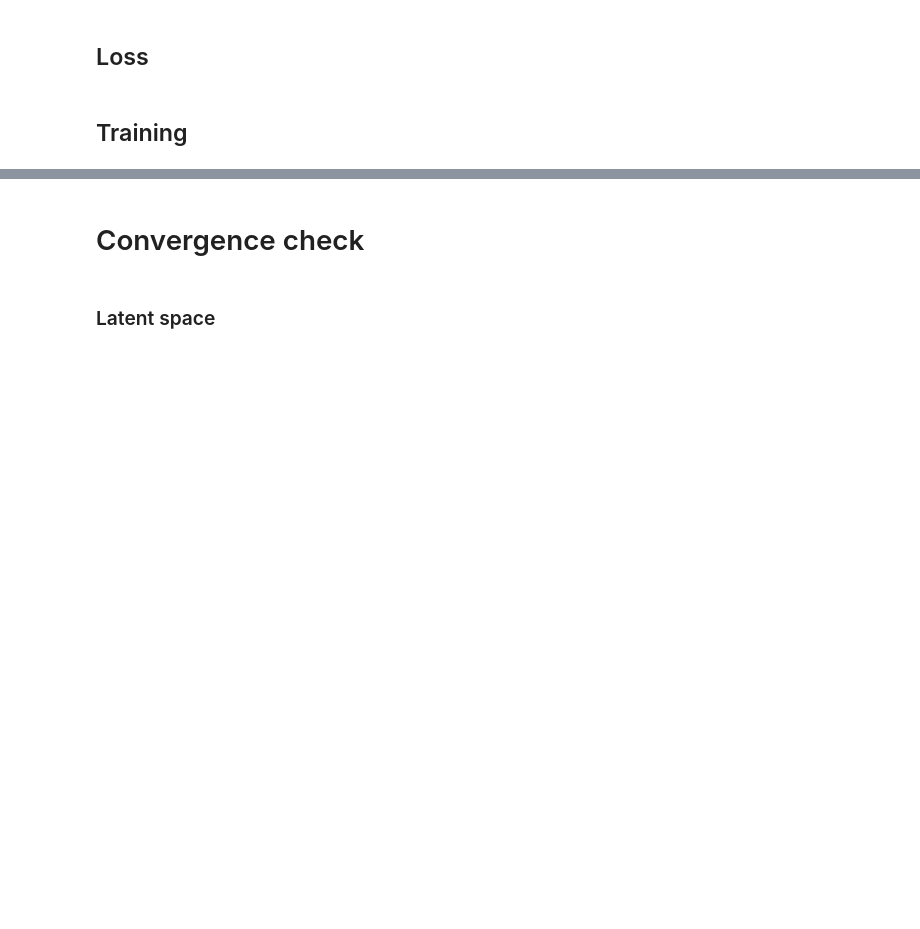
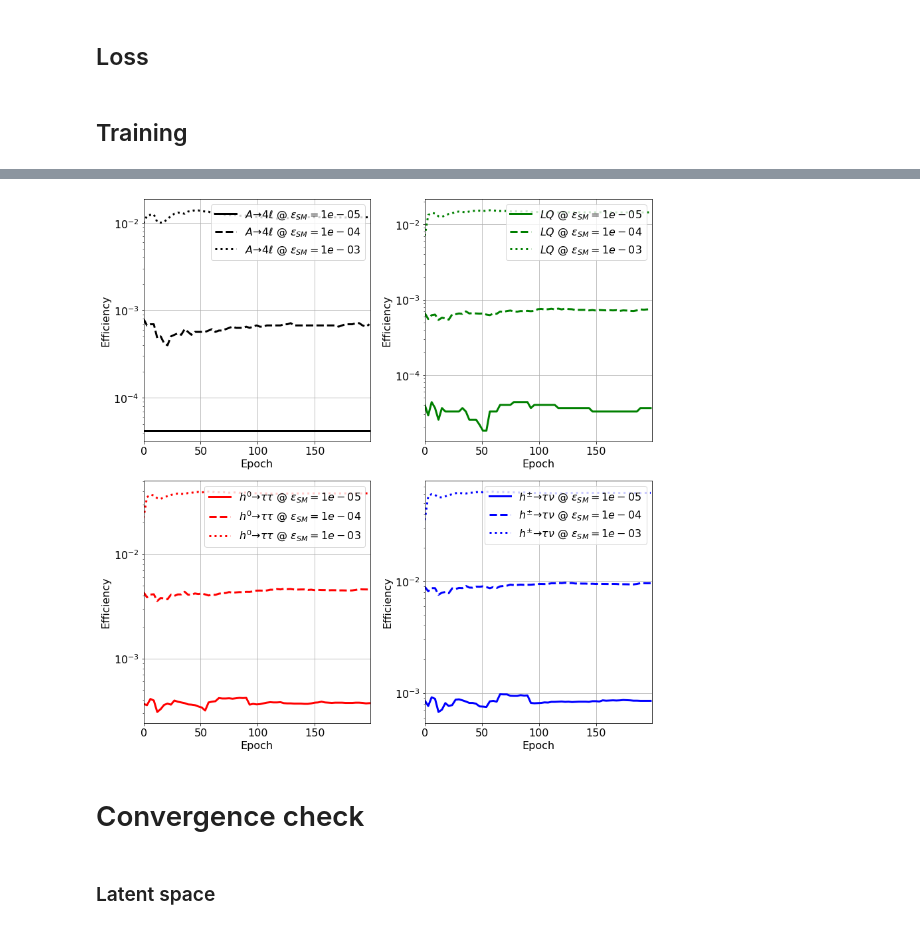
Before and after one commit to ocerri/ParticleBasedAnomalyDetection, a Jupyter notebook: denseAE/dAE_v2.ipynb, the cells around one changed output, grey strips where cells are left out. Saved outputs shown, nothing was run; the diff lists cells and outputs as text; code cells hidden in the pictures; blank space fills up the shorter version.

Commit message:
Nre training of dense v2

```diff
--- a/denseAE/dAE_v2.ipynb
+++ b/denseAE/dAE_v2.ipynb
@@ -32,7 +45,7 @@ from dataLoaders import ParticleDataset
 # %%
 dataset = ParticleDataset(template='../data/20190702_50part_PtOrder_v1/{}.npy', N_part=20, N_features=5)
 # %%
-dataset.loadTrainSM(N_train_max=1e6)
+dataset.loadTrainSM(N_train_max=2e6)
 dataset.charge(dataset.SMMix_train)
 # %% [output]
 Fetching Wlnu
@@ -119,7 +132,8 @@ class AEDenseNet(nn.Module):
 
         # --- Formatting x ----
         # pt
-        pt = 1. + F.elu(x_raw[:,:,0]).view(-1, self.No, 1)
+        pt = torch.exp(x_raw[:,:,0]).view(-1, self.No, 1)
+#         pt = 1. + F.elu(x_raw[:,:,0]).view(-1, self.No, 1)
         # eta
         eta = F.hardtanh(x_raw[:,:,1], min_val=-5, max_val=5).view(-1, self.No, 1)
         # phi
@@ -160,7 +174,7 @@ class AEDenseNet(nn.Module):
         else:
             print('GPU not available')
 # %%
-Latent_dimension = int(0.8*dataset.inputs.shape[1])
+Latent_dimension = int(2*dataset.inputs.shape[1])
 Hidden_dimension = int(0.5*(Latent_dimension + dataset.inputs.shape[1]*dataset.inputs.shape[2]))
 
 model = AEDenseNet(
@@ -218,12 +230,12 @@ def criterion(x_in, x_out, reduction='mean'):
 # %% [markdown]
 ## Training
 # %%
-training_params = {'batch_size': 5000,
+training_params = {'batch_size': 10000,
                    'shuffle': True,
                    'num_workers': 3
                   }
 
-max_epochs = 50
+max_epochs = 200
 
 eval_params = {'batch_size': 10000,
                'num_workers': 3
@@ -430,33 +466,35 @@ f.close()
 # %%
 f, ax_arr = plt.subplots(2,2, figsize=(12,12))
 styles = ['-', '--', ':']
 x = BSM_eff['ep']
 for i, n in enumerate(dataset.BSM_names):
     ax = ax_arr[int(i/2),i%2]
 
     BSM_eff[n] = np.array(BSM_eff[n])
 
     for j in range(BSM_eff['p_SM'].shape[0]):
-        ax.plot(x, len(x)*[BSM_eff['p_SM'][j]], color='gray', lw=2, linestyle=styles[j])
+#         ax.plot(x, len(x)*[BSM_eff['p_SM'][j]], color='gray', lw=2, linestyle=styles[j])
         ax.plot(x, BSM_eff[n][:,j],
                 color=dataset.process_colors[n], lw=3, linestyle=styles[j],
                 label=dataset.process_labels[n] + ' @ $\epsilon_{{SM}} = {:1.0e}$'.format(BSM_eff['p_SM'][j]))
 
     ax.set_xlim([0, x[-1]+1])
-    ax.set_ylim([1e-6, 5])
+#     ax.set_ylim([1e-6, 5])
     ax.set_xlabel('Epoch')
     ax.set_ylabel('Efficiency')
     ax.set_title('')
     ax.set_yscale('log')
     ax.grid()
 
-    ax.legend(loc='upper right')
+    ax.legend(loc='best')
 
 f.tight_layout()
 
 f = open('data/AnomalyDetectionHistory_dAE_v'+AEversion+'.pkl', 'wb')
 pickle.dump(BSM_eff, f)
 f.close()
+# %% [output]
+[figure, added]
 # %% [markdown]
 # Convergence check
 # %%
```
Also changed, not shown: parts of 15 cells of this notebook, 5 other files.
